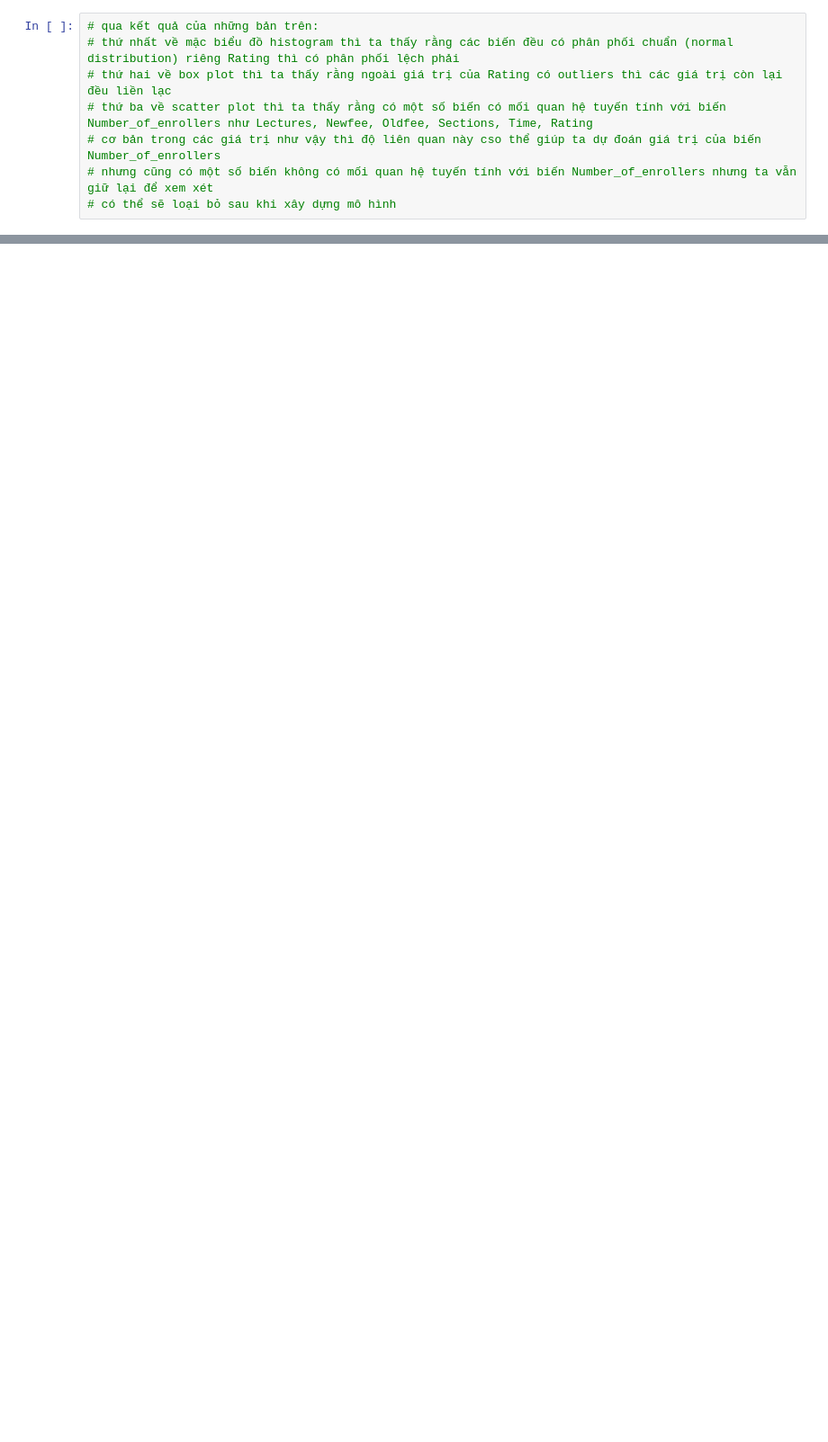
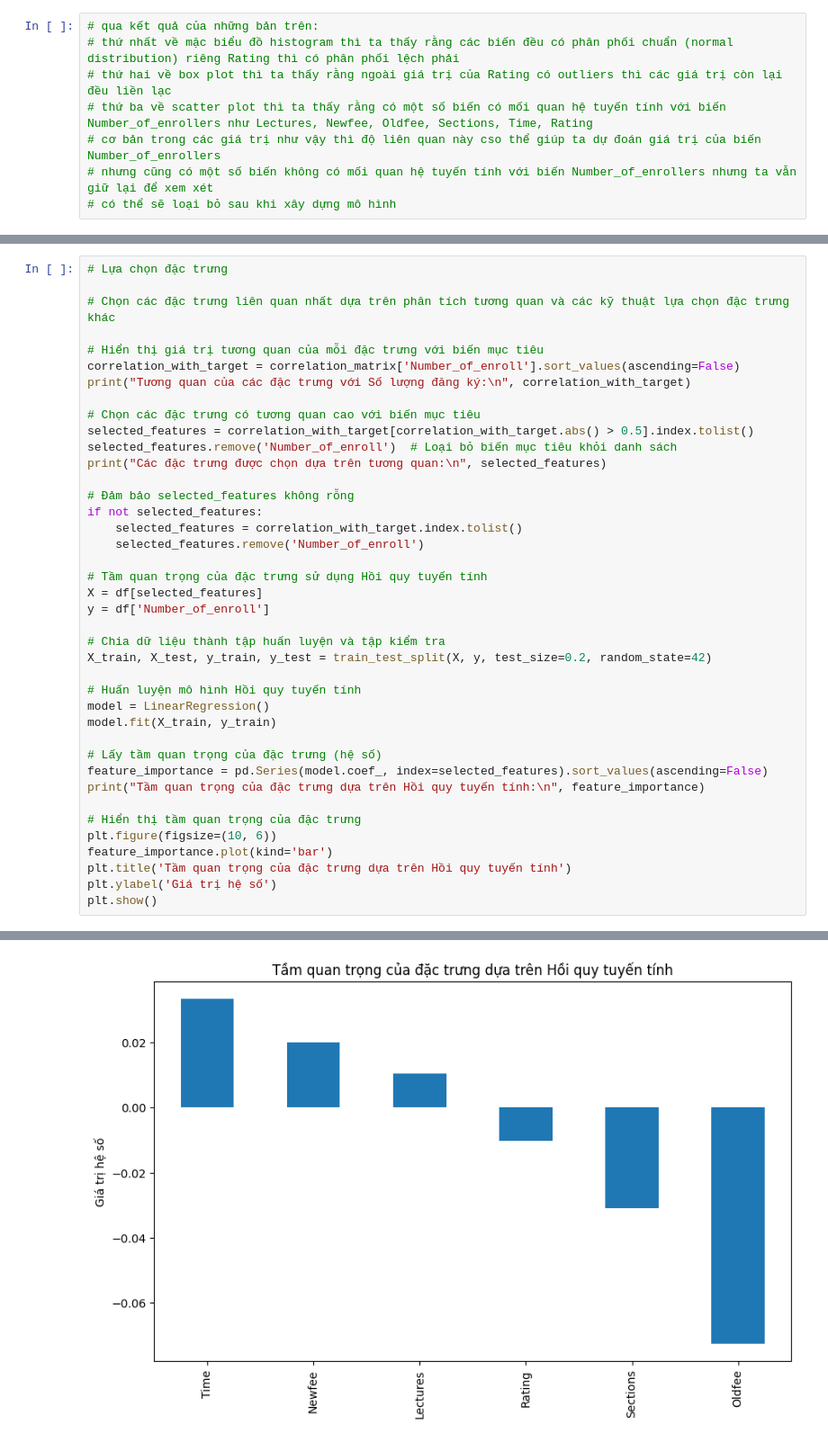
Before and after one commit to ur77ec17235/Data-Analysis, a Jupyter notebook: GroupTask/GroupResearch.ipynb, the cells around one changed output, grey strips where cells are left out. Shown at 90% size. Saved outputs shown, nothing was run; the diff lists cells and outputs as text; blank space fills up the shorter version.

```diff
--- a/GroupTask/GroupResearch.ipynb
+++ b/GroupTask/GroupResearch.ipynb
@@ -709,0 +720,41 @@ plt.show()
+# %%
+# Lựa chọn đặc trưng
+
+# Chọn các đặc trưng liên quan nhất dựa trên phân tích tương quan và các kỹ thuật lựa chọn đặc trưng khác
+
+# Hiển thị giá trị tương quan của mỗi đặc trưng với biến mục tiêu
+correlation_with_target = correlation_matrix['Number_of_enroll'].sort_values(ascending=False)
+print("Tương quan của các đặc trưng với Số lượng đăng ký:\n", correlation_with_target)
+
+# Chọn các đặc trưng có tương quan cao với biến mục tiêu
+selected_features = correlation_with_target[correlation_with_target.abs() > 0.5].index.tolist()
+selected_features.remove('Number_of_enroll')  # Loại bỏ biến mục tiêu khỏi danh sách
+print("Các đặc trưng được chọn dựa trên tương quan:\n", selected_features)
+
+# Đảm bảo selected_features không rỗng
+if not selected_features:
+    selected_features = correlation_with_target.index.tolist()
+    selected_features.remove('Number_of_enroll')
+
+# Tầm quan trọng của đặc trưng sử dụng Hồi quy tuyến tính
+X = df[selected_features]
+y = df['Number_of_enroll']
+
+# Chia dữ liệu thành tập huấn luyện và tập kiểm tra
+X_train, X_test, y_train, y_test = train_test_split(X, y, test_size=0.2, random_state=42)
+
+# Huấn luyện mô hình Hồi quy tuyến tính
+model = LinearRegression()
+model.fit(X_train, y_train)
+
+# Lấy tầm quan trọng của đặc trưng (hệ số)
+feature_importance = pd.Series(model.coef_, index=selected_features).sort_values(ascending=False)
+print("Tầm quan trọng của đặc trưng dựa trên Hồi quy tuyến tính:\n", feature_importance)
+
+# Hiển thị tầm quan trọng của đặc trưng
+plt.figure(figsize=(10, 6))
+feature_importance.plot(kind='bar')
+plt.title('Tầm quan trọng của đặc trưng dựa trên Hồi quy tuyến tính')
+plt.ylabel('Giá trị hệ số')
+plt.show()
+# %% [output]
@@ -709,0 +780 @@ plt.show()
+[figure, added]
```
Also changed, not shown: parts of 25 cells of this notebook, 3 other files.
